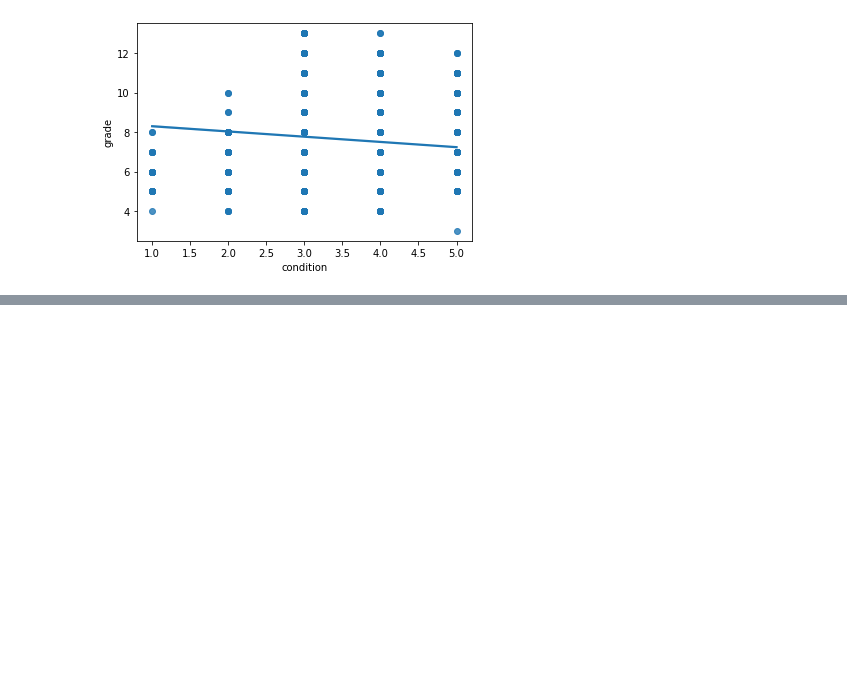
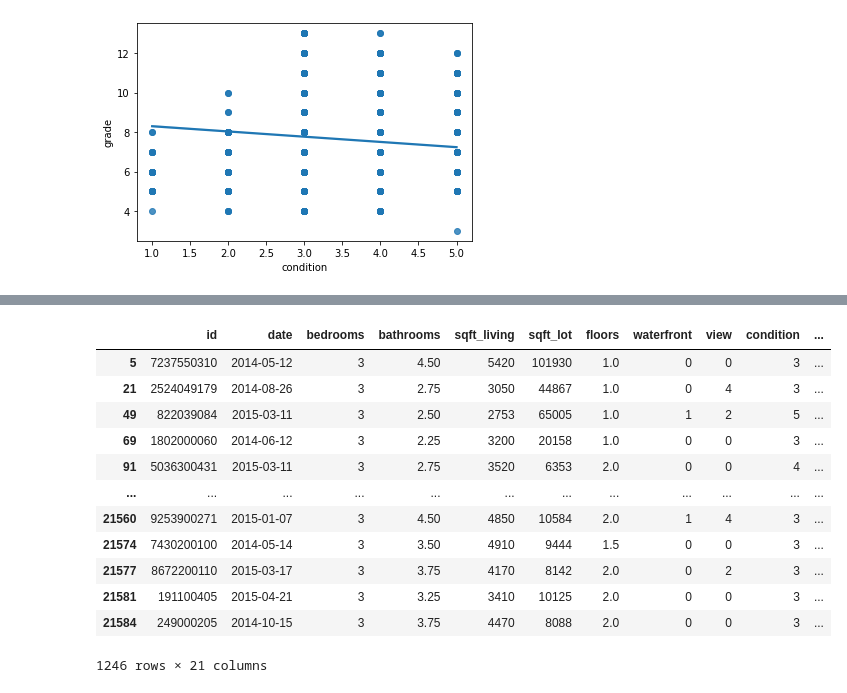
Before and after one commit to chiarab22/FinalProyect, a Jupyter notebook: Final project/python_notebook/python_questions.ipynb, the cells around one changed output, grey strips where cells are left out. Cells and saved outputs as stored; diff of their text form; code cells hidden in the pictures; blank space fills up the shorter version.

```diff
--- a/Final project/python_notebook/python_questions.ipynb
+++ b/Final project/python_notebook/python_questions.ipynb
@@ -198,0 +229,19 @@ sns.regplot(x=col1, y=col2)
+# %%
+#9
+avg_price=df["price"].mean()
+desired_price= df["price"] > 2*avg_price
+df[desired_price]
+# %% [output]
+|  | id | date | bedrooms | bathrooms | sqft_living | sqft_lot | floors | waterfront | view | condition | ... |
+| 5 | 7237550310 | 2014-05-12 | 3 | 4.50 | 5420 | 101930 | 1.0 | 0 | 0 | 3 | ... |
+| 21 | 2524049179 | 2014-08-26 | 3 | 2.75 | 3050 | 44867 | 1.0 | 0 | 4 | 3 | ... |
+| 49 | 822039084 | 2015-03-11 | 3 | 2.50 | 2753 | 65005 | 1.0 | 1 | 2 | 5 | ... |
+| 69 | 1802000060 | 2014-06-12 | 3 | 2.25 | 3200 | 20158 | 1.0 | 0 | 0 | 3 | ... |
+| 91 | 5036300431 | 2015-03-11 | 3 | 2.75 | 3520 | 6353 | 2.0 | 0 | 0 | 4 | ... |
+| ... | ... | ... | ... | ... | ... | ... | ... | ... | ... | ... | ... |
+| 21560 | 9253900271 | 2015-01-07 | 3 | 4.50 | 4850 | 10584 | 2.0 | 1 | 4 | 3 | ... |
+| 21574 | 7430200100 | 2014-05-14 | 3 | 3.50 | 4910 | 9444 | 1.5 | 0 | 0 | 3 | ... |
+| 21577 | 8672200110 | 2015-03-17 | 3 | 3.75 | 4170 | 8142 | 2.0 | 0 | 2 | 3 | ... |
+| 21581 | 191100405 | 2015-04-21 | 3 | 3.25 | 3410 | 10125 | 2.0 | 0 | 0 | 3 | ... |
+| 21584 | 249000205 | 2014-10-15 | 3 | 3.75 | 4470 | 8088 | 2.0 | 0 | 0 | 3 | ... |
+1246 rows × 21 columns
```
Also changed, not shown: parts of 4 cells of this notebook.
